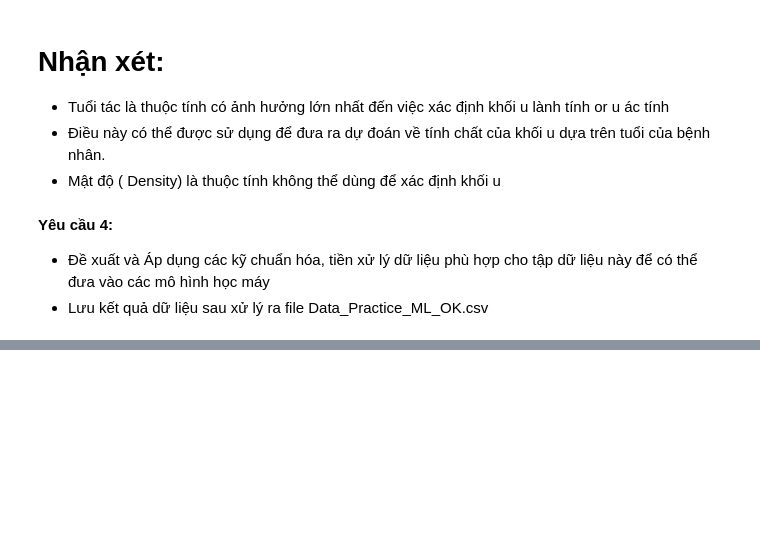
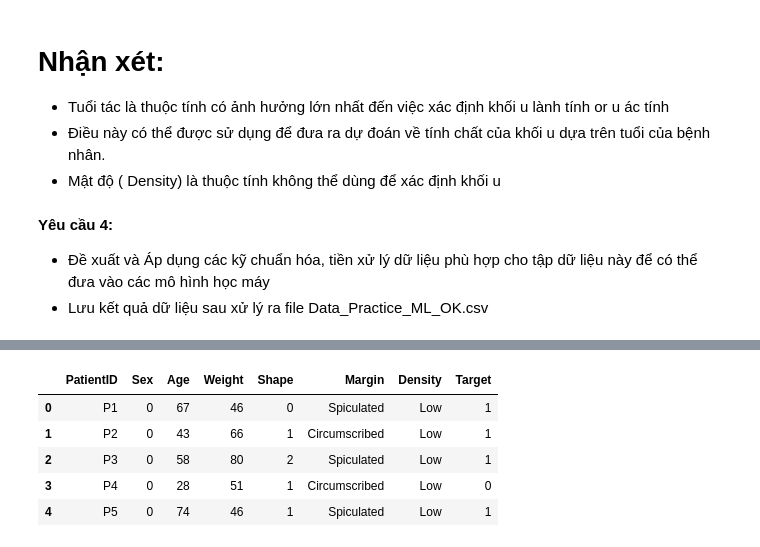
Before and after one commit to TuanPham0610/abc, a Jupyter notebook: Phan_2-20240226T063351Z-001/Phan_2/05_2121050107_PHẠM ANH TUẤN_BAITAP.ipynb, the cells around one changed output, grey strips where cells are left out. Cells and saved outputs as stored; diff of their text form; code cells hidden in the pictures; blank space fills up the shorter version.

```diff
--- a/Phan_2-20240226T063351Z-001/Phan_2/05_2121050107_Phạm Anh Tuấn_BaiTap.ipynb
+++ b/Phan_2-20240226T063351Z-001/Phan_2/05_2121050107_PHẠM ANH TUẤN_BAITAP.ipynb
@@ -427,0 +524,17 @@ Target
+# %%
+#Chuyển các giá trị trong Shape thành số nguyên
+# Thay thế các giá trị:
+#'Lobular' = 0 , 'Round' = 1, 'Irregular' = 2, 'Oval ' = 3
+df_practice['Shape'] = df_practice['Shape'].map({'Lobular': 0,
+                                                 'Round': 1,
+                                                 'Irregular': 2,
+                                                 'Oval': 3})
+
+df_practice.head()
+# %% [output]
+|  | PatientID | Sex | Age | Weight | Shape | Margin | Density | Target |
+| 0 | P1 | 0 | 67 | 46 | 0 | Spiculated | Low | 1 |
+| 1 | P2 | 0 | 43 | 66 | 1 | Circumscribed | Low | 1 |
+| 2 | P3 | 0 | 58 | 80 | 2 | Spiculated | Low | 1 |
+| 3 | P4 | 0 | 28 | 51 | 1 | Circumscribed | Low | 0 |
+| 4 | P5 | 0 | 74 | 46 | 1 | Spiculated | Low | 1 |
```
Also changed, not shown: parts of 19 cells of this notebook, 2 other files.
